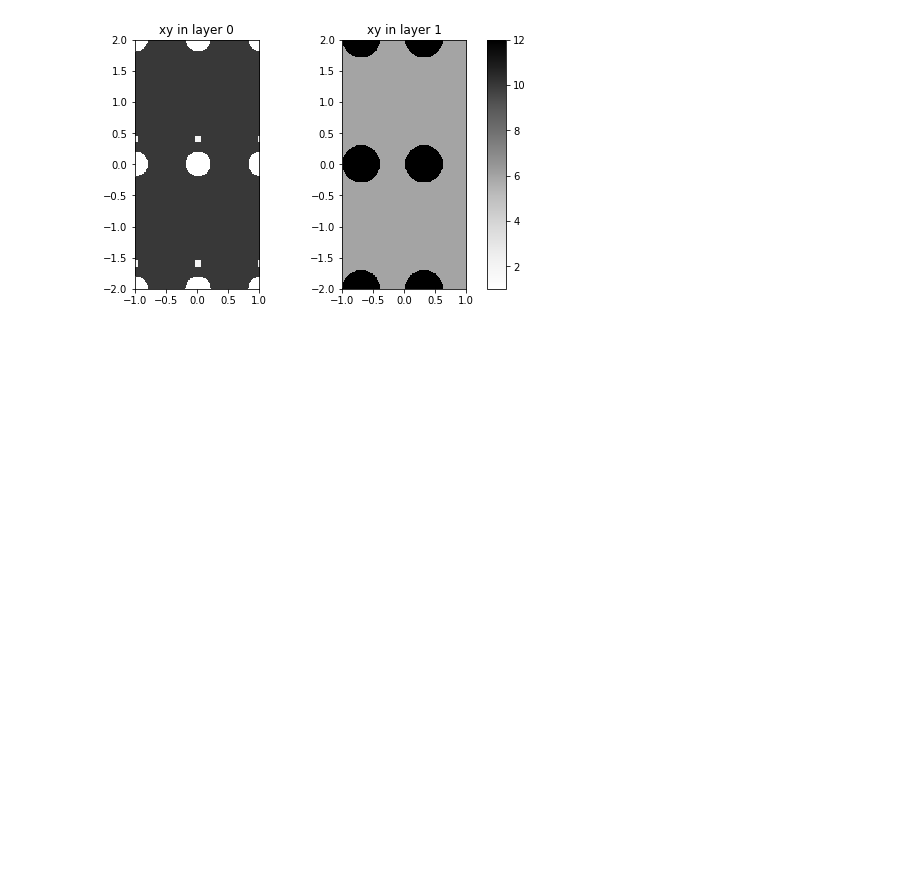
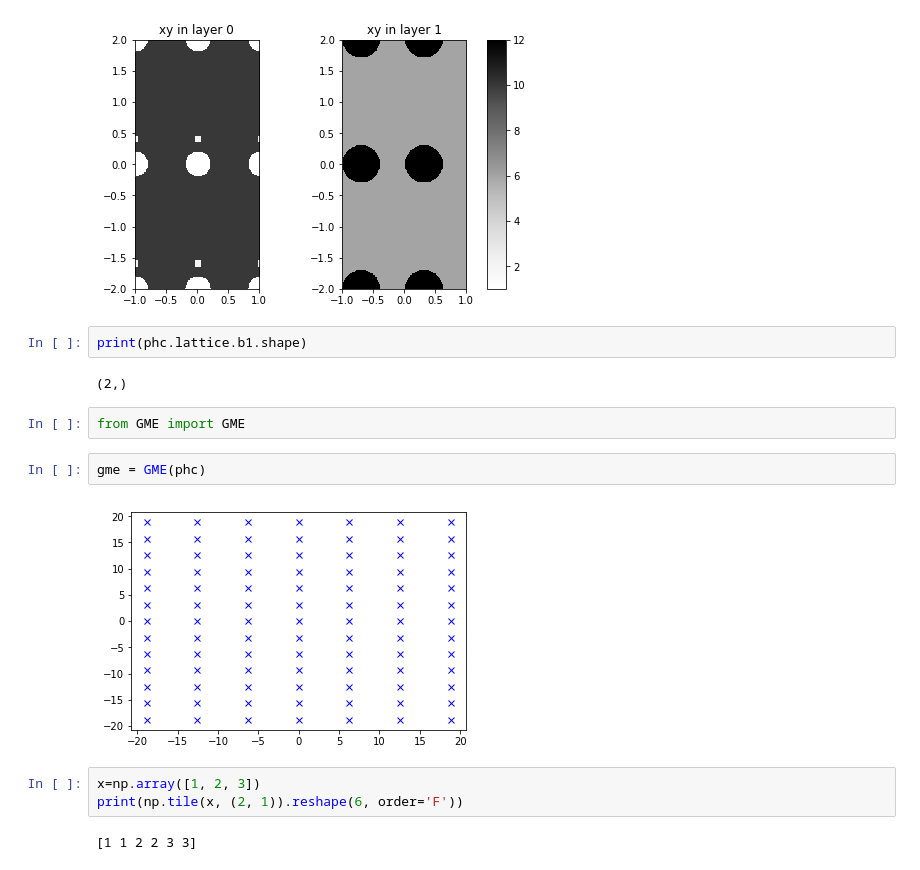
Before and after one commit to fancompute/legume, a Jupyter notebook: test_notebook.ipynb, the cells around one changed output. Saved outputs shown, nothing was run; the diff lists cells and outputs as text; blank space fills up the shorter version.

```diff
--- a/test_notebook.ipynb
+++ b/test_notebook.ipynb
@@ -83,3 +83,18 @@ phc.plot_overview()
 # %% [output]
 [figure]
 [figure]
+# %%
+print(phc.lattice.b1.shape)
+# %% [output]
+(2,)
+# %%
+from GME import GME
+# %%
+gme = GME(phc)
+# %% [output]
+[figure, added]
+# %%
+x=np.array([1, 2, 3])
+print(np.tile(x, (2, 1)).reshape(6, order='F'))
+# %% [output]
+[1 1 2 2 3 3]
```
Also changed, not shown: 4 other files.
